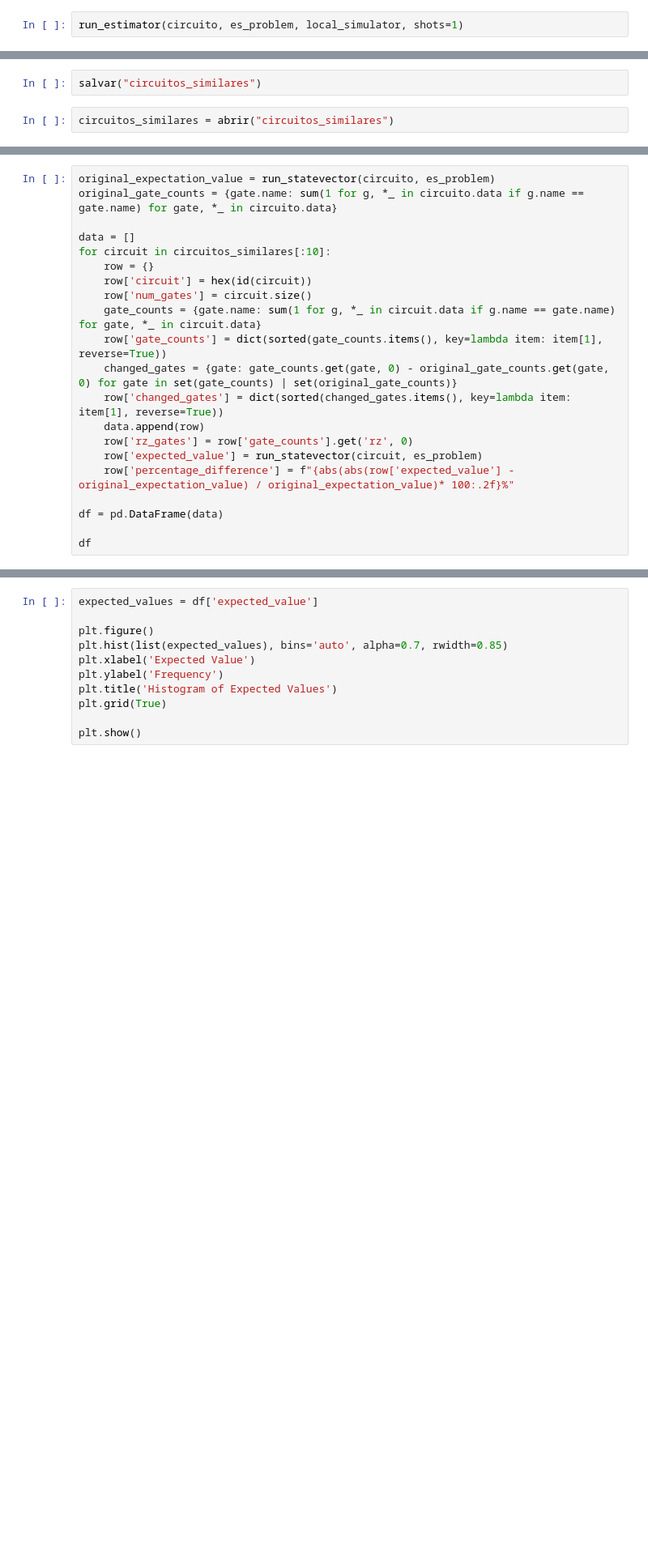
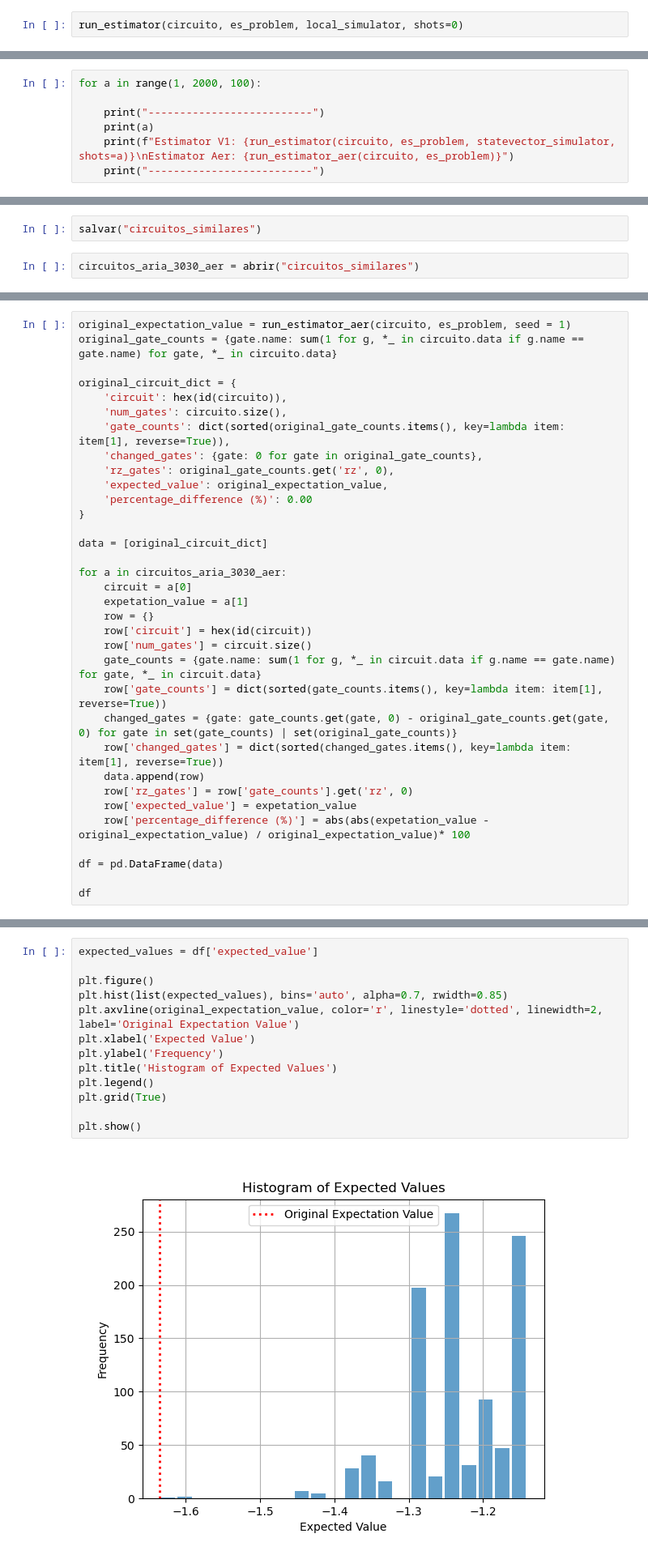
Before and after one commit to Gtortoretto/Quantum-Computing, a Jupyter notebook: AWS/Gabriel/GroundState2/Quantum_Computing.ipynb, the cells around one changed output, grey strips where cells are left out. Shown at 81% size. Drawn from its saved outputs; the diff is of its cells as text; blank space fills up the shorter version.

```diff
--- a/AWS/Gabriel/GroundState2/Quantum_Computing.ipynb
+++ b/AWS/Gabriel/GroundState2/Quantum_Computing.ipynb
@@ -296,4 +488,4 @@ circuito = transpile(minimum_eigenvalue.optimal_circuit.decompose().assign_param
 
 circuito.num_qubits
 # %%
-run_estimator(circuito, es_problem, local_simulator, shots=1)
+run_estimator(circuito, es_problem, local_simulator, shots=0)
@@ -307,0 +492,7 @@ print(len(circuitos_similares))
+# %%
+for a in range(1, 2000, 100):
+
+    print("--------------------------")
+    print(a)
+    print(f"Estimator V1: {run_estimator(circuito, es_problem, statevector_simulator, shots=a)}\nEstimator Aer: {run_estimator_aer(circuito, es_problem)}")
+    print("--------------------------")
@@ -321,4 +594,4 @@ circuitos_similares_filter
 # %%
 salvar("circuitos_similares")
 # %%
-circuitos_similares = abrir("circuitos_similares")
+circuitos_aria_3030_aer = abrir("circuitos_similares")
@@ -325,9 +602,22 @@ circuitos_similares = abrir("circuitos_similares")
 # %%
-original_expectation_value = run_statevector(circuito, es_problem)
+original_expectation_value = run_estimator_aer(circuito, es_problem, seed = 1)
 original_gate_counts = {gate.name: sum(1 for g, *_ in circuito.data if g.name == gate.name) for gate, *_ in circuito.data}
 
-data = []
-for circuit in circuitos_similares[:10]:
+original_circuit_dict = {
+    'circuit': hex(id(circuito)),
+    'num_gates': circuito.size(),
+    'gate_counts': dict(sorted(original_gate_counts.items(), key=lambda item: item[1], reverse=True)),
+    'changed_gates': {gate: 0 for gate in original_gate_counts},
+    'rz_gates': original_gate_counts.get('rz', 0),
+    'expected_value': original_expectation_value,
+    'percentage_difference (%)': 0.00
+}
+
+data = [original_circuit_dict]
+
+for a in circuitos_aria_3030_aer:
+    circuit = a[0]
+    expetation_value = a[1]
     row = {}
     row['circuit'] = hex(id(circuit))
     row['num_gates'] = circuit.size()
@@ -337,8 +627,8 @@ for circuit in circuitos_similares[:10]:
     row['changed_gates'] = dict(sorted(changed_gates.items(), key=lambda item: item[1], reverse=True))
     data.append(row)
     row['rz_gates'] = row['gate_counts'].get('rz', 0)
-    row['expected_value'] = run_statevector(circuit, es_problem)
-    row['percentage_difference'] = f"{abs(abs(row['expected_value'] - original_expectation_value) / original_expectation_value)* 100:.2f}%"
+    row['expected_value'] = expetation_value
+    row['percentage_difference (%)'] = abs(abs(expetation_value - original_expectation_value) / original_expectation_value)* 100
 
 df = pd.DataFrame(data)
 
@@ -346,11 +655,15 @@ df
 # %%
 expected_values = df['expected_value']
 
 plt.figure()
 plt.hist(list(expected_values), bins='auto', alpha=0.7, rwidth=0.85)
+plt.axvline(original_expectation_value, color='r', linestyle='dotted', linewidth=2, label='Original Expectation Value')
 plt.xlabel('Expected Value')
 plt.ylabel('Frequency')
 plt.title('Histogram of Expected Values')
+plt.legend()
 plt.grid(True)
 
 plt.show()
+# %% [output]
+[figure, added]
```
Also changed, not shown: parts of 25 cells of this notebook, 3 other files.
